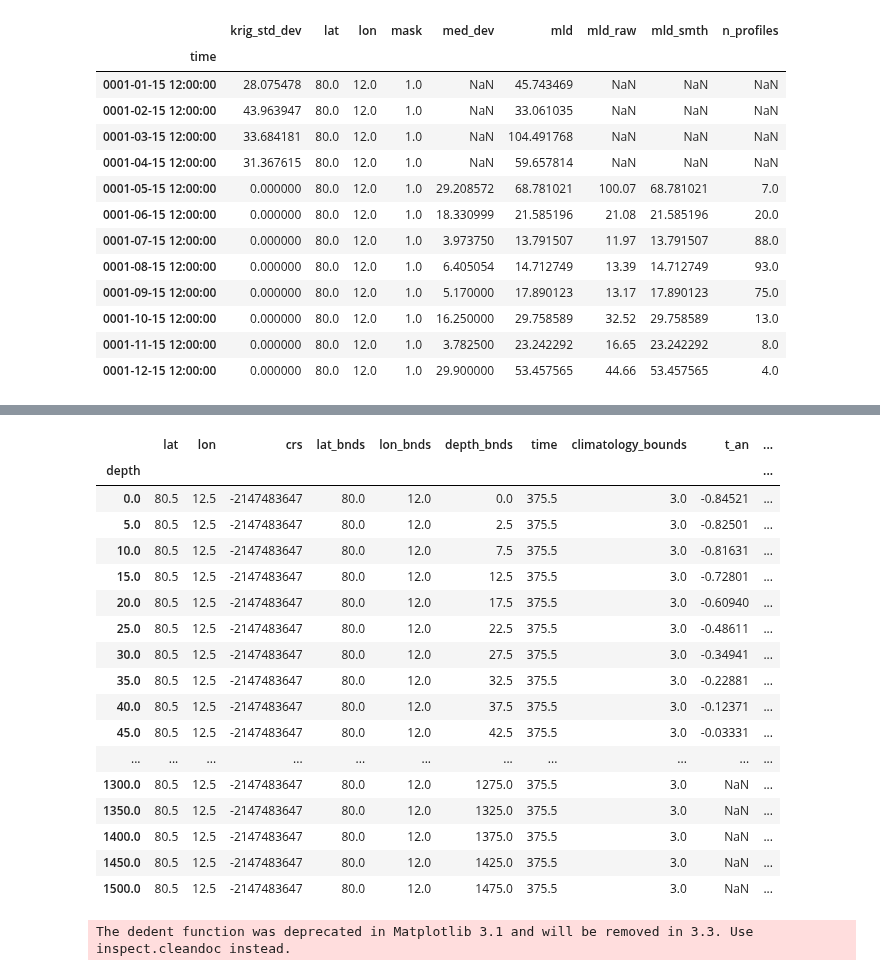
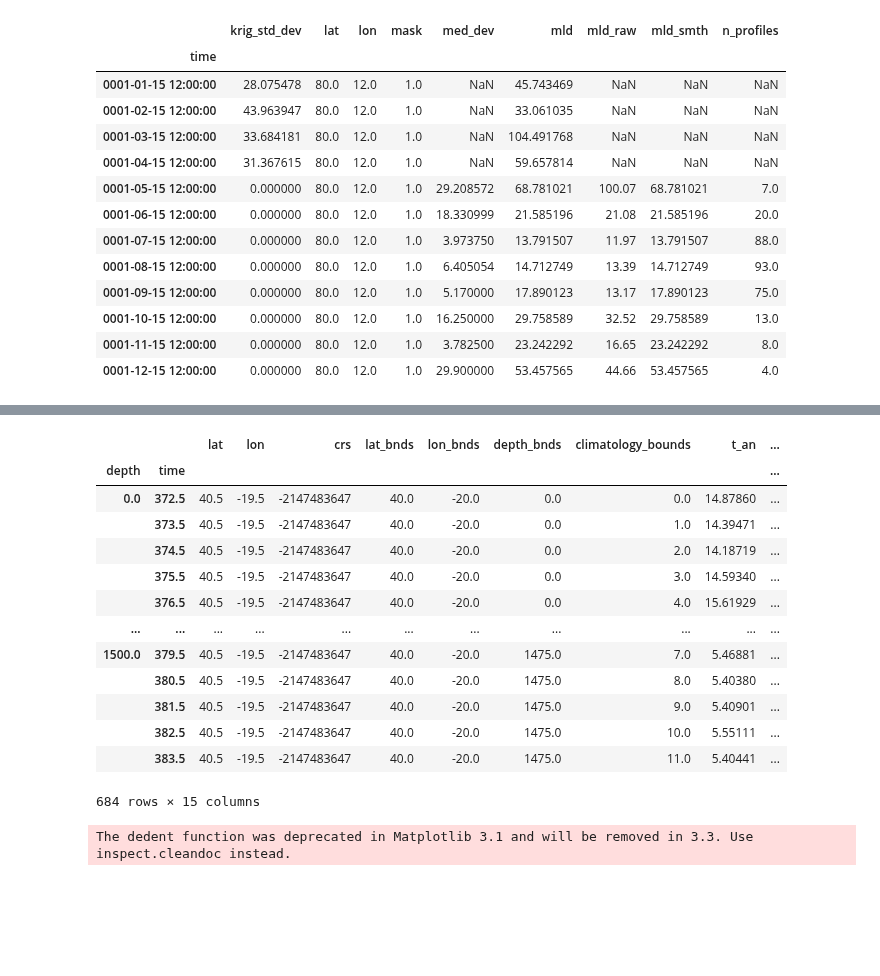
Before and after one commit to ben1post/BennyPhD, a Jupyter notebook: CaRiaco/SCRIPPS/MODEL_DATA/ReadMLDClimatology_01.ipynb, the cells around one changed output, grey strips where cells are left out. Cells and saved outputs as stored; diff of their text form; code cells hidden in the pictures; blank space fills up the shorter version.

```diff
--- a/CaRiaco/SCRIPPS/MODEL_DATA/ReadMLDClimatology_01.ipynb
+++ b/CaRiaco/SCRIPPS/MODEL_DATA/ReadMLDClimatology_01.ipynb
@@ -81,24 +89,29 @@ ds2 = xr.open_mfdataset(TempNCDFfiles,combine='by_coords',decode_times=False)
+# %%
+#ds2.variables
+ds3 = ds2.sel(nbounds=0, time=371.5+1)
+
+df = ds3.sel(lat=40,lon=-20, method='nearest').to_dataframe()
+
+df
+# %% [output]
+|  |  | lat | lon | crs | lat_bnds | lon_bnds | depth_bnds | climatology_bounds | t_an | ... |
+| depth | time |  |  |  |  |  |  |  |  | ... |
+| 0.0 | 372.5 | 40.5 | -19.5 | -2147483647 | 40.0 | -20.0 | 0.0 | 0.0 | 14.87860 | ... |
+|  | 373.5 | 40.5 | -19.5 | -2147483647 | 40.0 | -20.0 | 0.0 | 1.0 | 14.39471 | ... |
+|  | 374.5 | 40.5 | -19.5 | -2147483647 | 40.0 | -20.0 | 0.0 | 2.0 | 14.18719 | ... |
+|  | 375.5 | 40.5 | -19.5 | -2147483647 | 40.0 | -20.0 | 0.0 | 3.0 | 14.59340 | ... |
+|  | 376.5 | 40.5 | -19.5 | -2147483647 | 40.0 | -20.0 | 0.0 | 4.0 | 15.61929 | ... |
+| ... | ... | ... | ... | ... | ... | ... | ... | ... | ... | ... |
+| 1500.0 | 379.5 | 40.5 | -19.5 | -2147483647 | 40.0 | -20.0 | 1475.0 | 7.0 | 5.46881 | ... |
+|  | 380.5 | 40.5 | -19.5 | -2147483647 | 40.0 | -20.0 | 1475.0 | 8.0 | 5.40380 | ... |
+|  | 381.5 | 40.5 | -19.5 | -2147483647 | 40.0 | -20.0 | 1475.0 | 9.0 | 5.40901 | ... |
+|  | 382.5 | 40.5 | -19.5 | -2147483647 | 40.0 | -20.0 | 1475.0 | 10.0 | 5.55111 | ... |
+|  | 383.5 | 40.5 | -19.5 | -2147483647 | 40.0 | -20.0 | 1475.0 | 11.0 | 5.40441 | ... |
+684 rows × 15 columns
 # %%
-ds2.sel(lat=80.5, lon=12.5, time=375.5, nbounds=0).to_dataframe()
+#ds2.sel(lat=80.5, lon=12.5, time=375.5, nbounds=0, method='nearest').to_dataframe()
+
+#ds_loc1
-# %% [output]
-|  | lat | lon | crs | lat_bnds | lon_bnds | depth_bnds | time | climatology_bounds | t_an | ... |
-| depth |  |  |  |  |  |  |  |  |  | ... |
-| 0.0 | 80.5 | 12.5 | -2147483647 | 80.0 | 12.0 | 0.0 | 375.5 | 3.0 | -0.84521 | ... |
-| 5.0 | 80.5 | 12.5 | -2147483647 | 80.0 | 12.0 | 2.5 | 375.5 | 3.0 | -0.82501 | ... |
-| 10.0 | 80.5 | 12.5 | -2147483647 | 80.0 | 12.0 | 7.5 | 375.5 | 3.0 | -0.81631 | ... |
-| 15.0 | 80.5 | 12.5 | -2147483647 | 80.0 | 12.0 | 12.5 | 375.5 | 3.0 | -0.72801 | ... |
-| 20.0 | 80.5 | 12.5 | -2147483647 | 80.0 | 12.0 | 17.5 | 375.5 | 3.0 | -0.60940 | ... |
-| 25.0 | 80.5 | 12.5 | -2147483647 | 80.0 | 12.0 | 22.5 | 375.5 | 3.0 | -0.48611 | ... |
-| 30.0 | 80.5 | 12.5 | -2147483647 | 80.0 | 12.0 | 27.5 | 375.5 | 3.0 | -0.34941 | ... |
-| 35.0 | 80.5 | 12.5 | -2147483647 | 80.0 | 12.0 | 32.5 | 375.5 | 3.0 | -0.22881 | ... |
-| 40.0 | 80.5 | 12.5 | -2147483647 | 80.0 | 12.0 | 37.5 | 375.5 | 3.0 | -0.12371 | ... |
-| 45.0 | 80.5 | 12.5 | -2147483647 | 80.0 | 12.0 | 42.5 | 375.5 | 3.0 | -0.03331 | ... |
-| ... | ... | ... | ... | ... | ... | ... | ... | ... | ... | ... |
-| 1300.0 | 80.5 | 12.5 | -2147483647 | 80.0 | 12.0 | 1275.0 | 375.5 | 3.0 | NaN | ... |
-| 1350.0 | 80.5 | 12.5 | -2147483647 | 80.0 | 12.0 | 1325.0 | 375.5 | 3.0 | NaN | ... |
-| 1400.0 | 80.5 | 12.5 | -2147483647 | 80.0 | 12.0 | 1375.0 | 375.5 | 3.0 | NaN | ... |
-| 1450.0 | 80.5 | 12.5 | -2147483647 | 80.0 | 12.0 | 1425.0 | 375.5 | 3.0 | NaN | ... |
-| 1500.0 | 80.5 | 12.5 | -2147483647 | 80.0 | 12.0 | 1475.0 | 375.5 | 3.0 | NaN | ... |
 # %%
 import matplotlib.pyplot as plt
 from mpl_toolkits.basemap import Basemap
```
Also changed, not shown: parts of 2 cells of this notebook, 2 other files.
